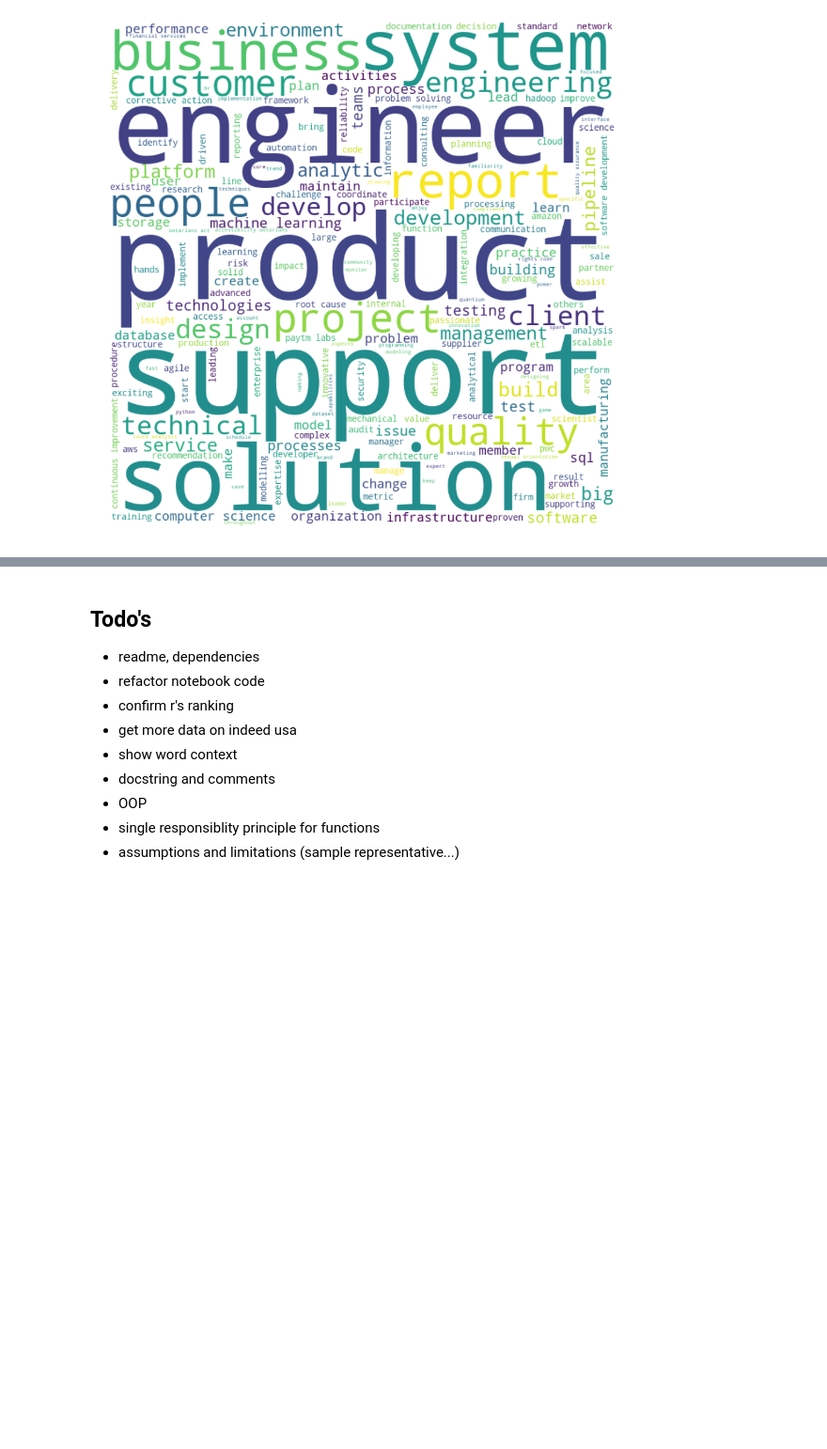
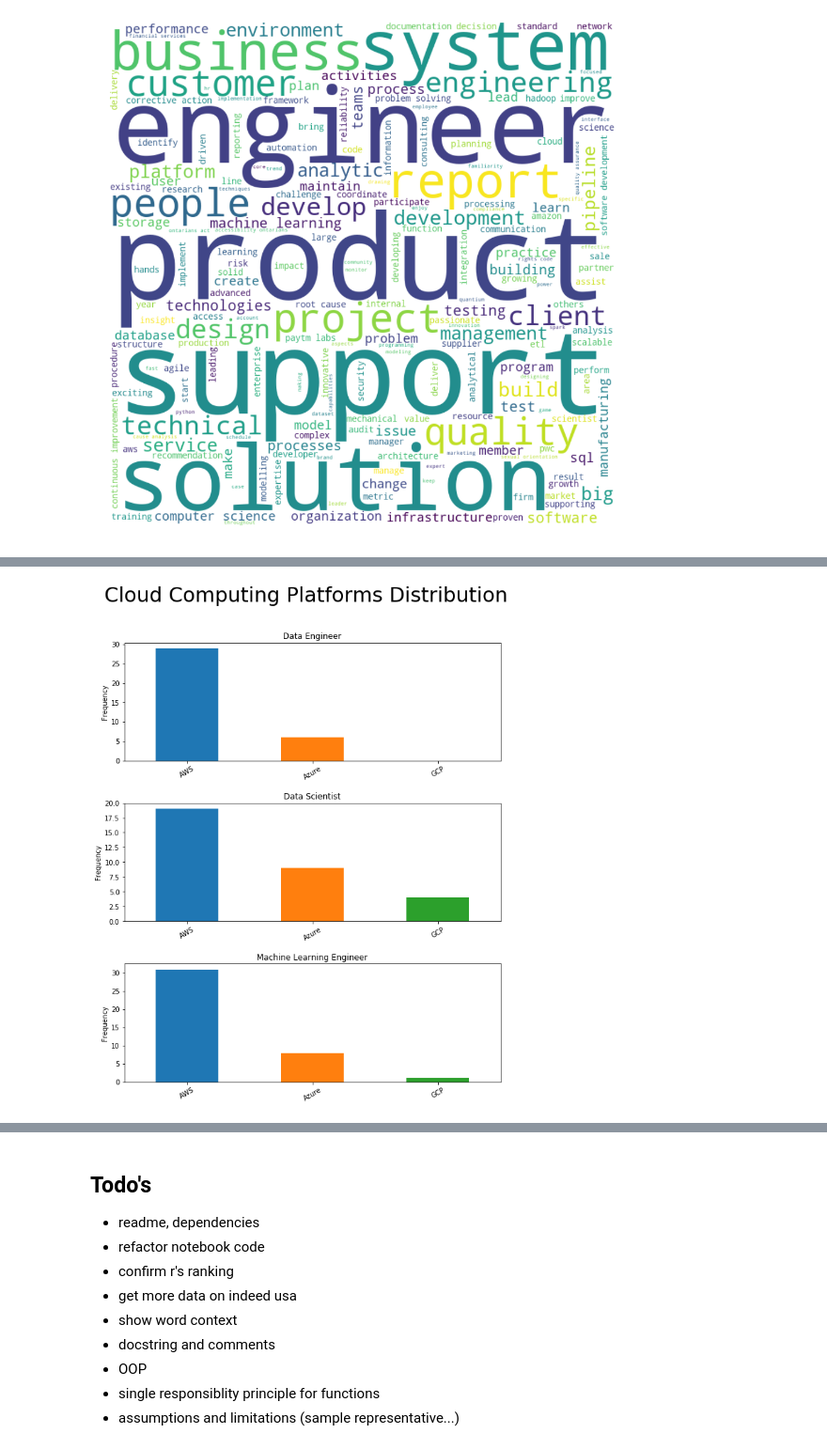
Before and after one commit to georgeliu1998/ideal_profiles, a Jupyter notebook: ideal_profiles_2.ipynb, the cells around one changed output, grey strips where cells are left out. Shown at 94% size. Drawn from its saved outputs; the diff is of its cells as text; code cells hidden in the pictures; blank space fills up the shorter version.

```diff
--- a/ideal_profiles_2.ipynb
+++ b/ideal_profiles_2.ipynb
@@ -25,0 +40,4 @@ plot_skill(df, 'programming languages', save_figure=True)
+# %%
+plot_skill(df, 'cloud computing platforms', save_figure=True)
+# %% [output]
+[figure, added]
```
Also changed, not shown: parts of 13 cells of this notebook.
